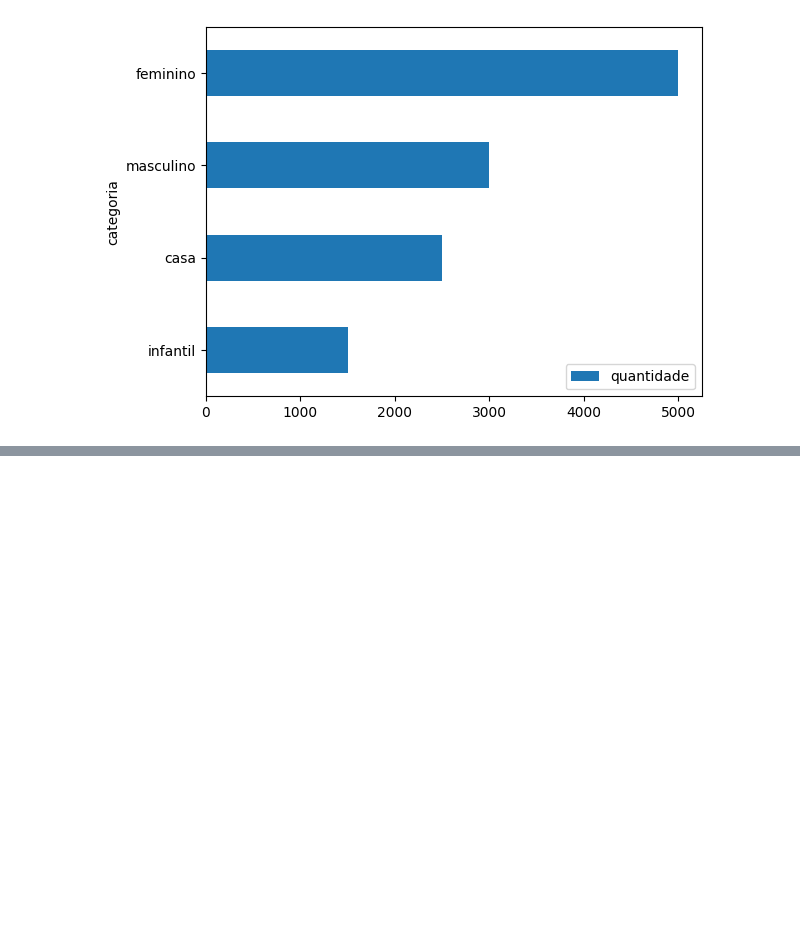
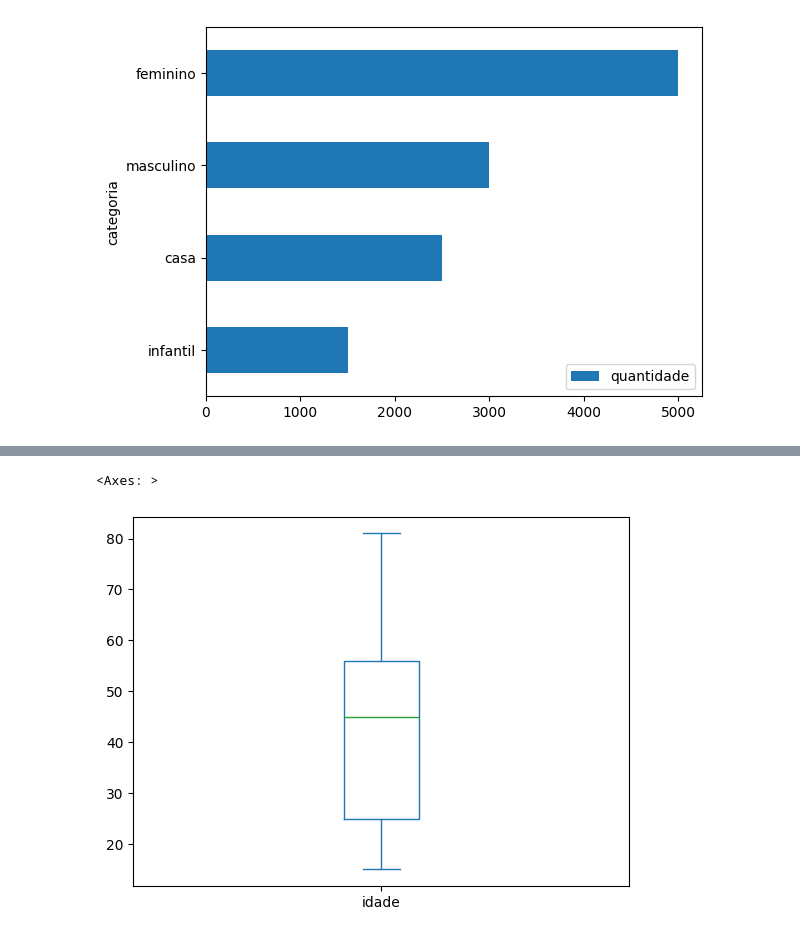
Before and after one commit to robertorj7/ia-develop-trilha-rs, a Jupyter notebook: m2_estatistica_devs/estatistica_devs.ipynb, the cells around one changed output, grey strips where cells are left out. Cells and saved outputs as stored; diff of their text form; code cells hidden in the pictures; blank space fills up the shorter version.

```diff
--- a/m2_estatistica_devs/estatistica_devs.ipynb
+++ b/m2_estatistica_devs/estatistica_devs.ipynb
@@ -190,0 +197,6 @@ df_vendas.sort_values('quantidade').plot.barh(x='categoria', y='quantidade')
+# %%
+# Gráfico de Boxplot (Diagrama de Caixa) - Idade
+df_medidas.idade.plot.box()
+# %% [output]
+<Axes: >
+[figure, added]
```
Also changed, not shown: parts of 10 cells of this notebook.
